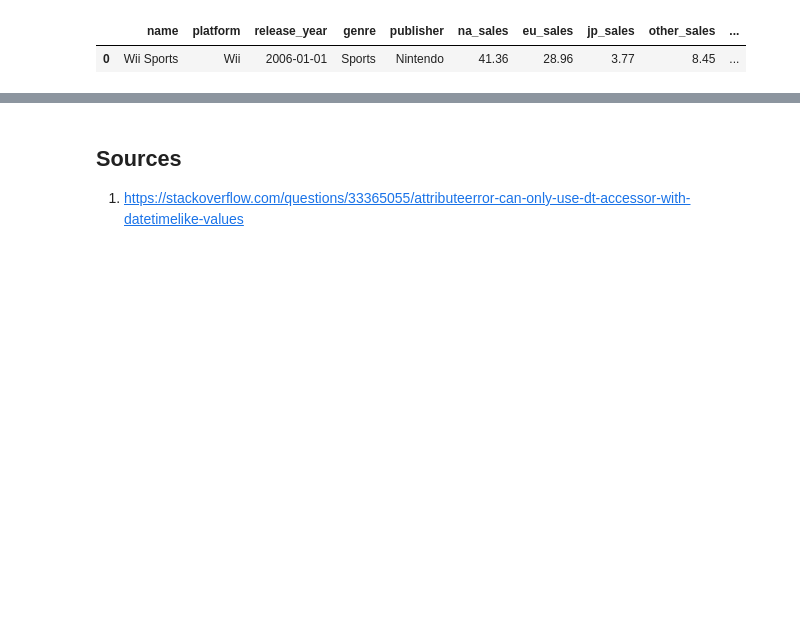
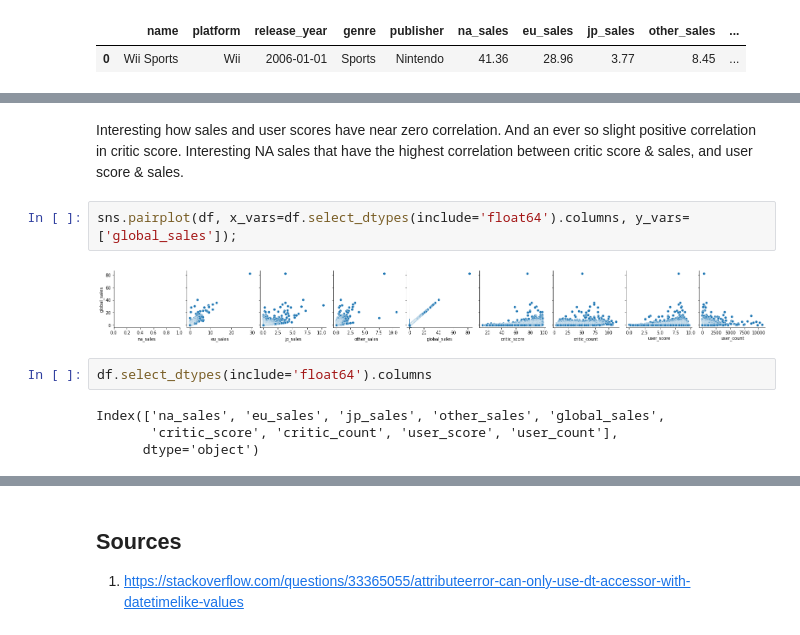
Before and after one commit to doortothe/Hackathon-video-game-sales, a Jupyter notebook: code/data_eda.ipynb, the cells around one changed output, grey strips where cells are left out. Saved outputs shown, nothing was run; the diff lists cells and outputs as text; blank space fills up the shorter version.

```diff
--- a/code/data_eda.ipynb
+++ b/code/data_eda.ipynb
@@ -130,0 +177,12 @@ Name: publisher, Length: 581, dtype: int64
+# %% [markdown]
+Interesting how sales and user scores have near zero correlation. And an ever so slight positive correlation in critic score. Interesting NA sales that have the highest correlation between critic score & sales, and user score & sales.
+# %%
+sns.pairplot(df, x_vars=df.select_dtypes(include='float64').columns, y_vars=['global_sales']);
+# %% [output]
+[figure, added]
+# %%
+df.select_dtypes(include='float64').columns
+# %% [output]
+Index(['na_sales', 'eu_sales', 'jp_sales', 'other_sales', 'global_sales',
+       'critic_score', 'critic_count', 'user_score', 'user_count'],
+      dtype='object')
```
Also changed, not shown: parts of 16 cells of this notebook.
